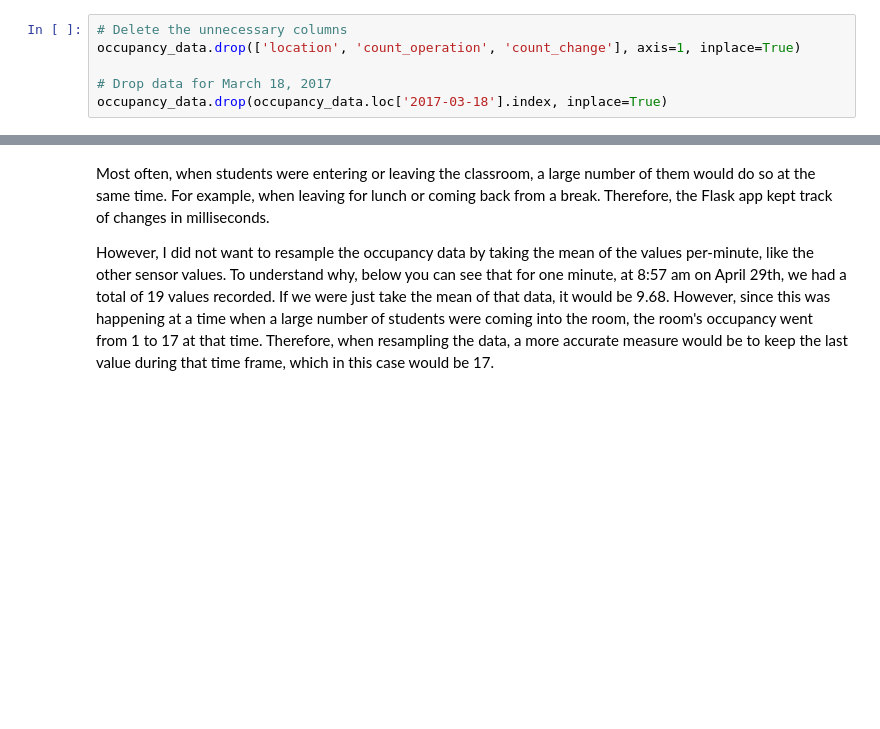
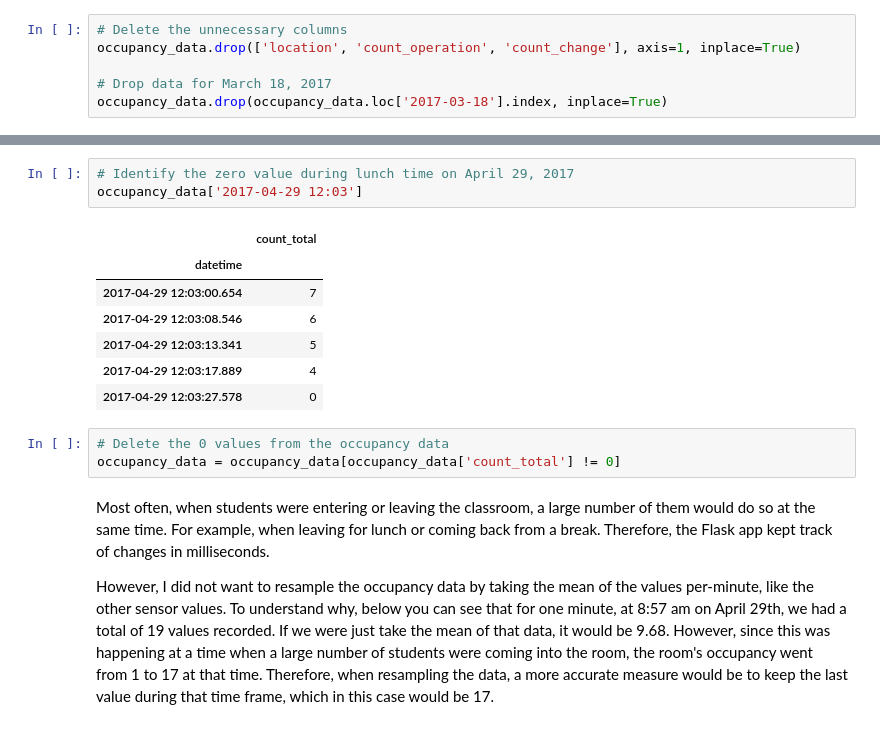
Before and after one commit to Kautumn06/classroom-occupancy, a Jupyter notebook: notebooks/DataWrangling.ipynb, the cells around one changed output, grey strips where cells are left out. Saved outputs shown, nothing was run; the diff lists cells and outputs as text; blank space fills up the shorter version.

```diff
--- a/notebooks/DataWrangling.ipynb
+++ b/notebooks/DataWrangling.ipynb
@@ -821,3 +840,17 @@ occupancy_data.drop(occupancy_data.loc['2017-03-18'].index, inplace=True)
+# %%
+# Identify the zero value during lunch time on April 29, 2017
+occupancy_data['2017-04-29 12:03']
+# %% [output]
+|  | count_total |
+| datetime |  |
+| 2017-04-29 12:03:00.654 | 7 |
+| 2017-04-29 12:03:08.546 | 6 |
+| 2017-04-29 12:03:13.341 | 5 |
+| 2017-04-29 12:03:17.889 | 4 |
+| 2017-04-29 12:03:27.578 | 0 |
+# %%
+# Delete the 0 values from the occupancy data
+occupancy_data = occupancy_data[occupancy_data['count_total'] != 0]
 # %% [markdown]
 Most often, when students were entering or leaving the classroom, a large number of them would do so at the same time. For example, when leaving for lunch or coming back from a break. Therefore, the Flask app kept track of changes in milliseconds.
 
```
Also changed, not shown: parts of 10 cells of this notebook.
